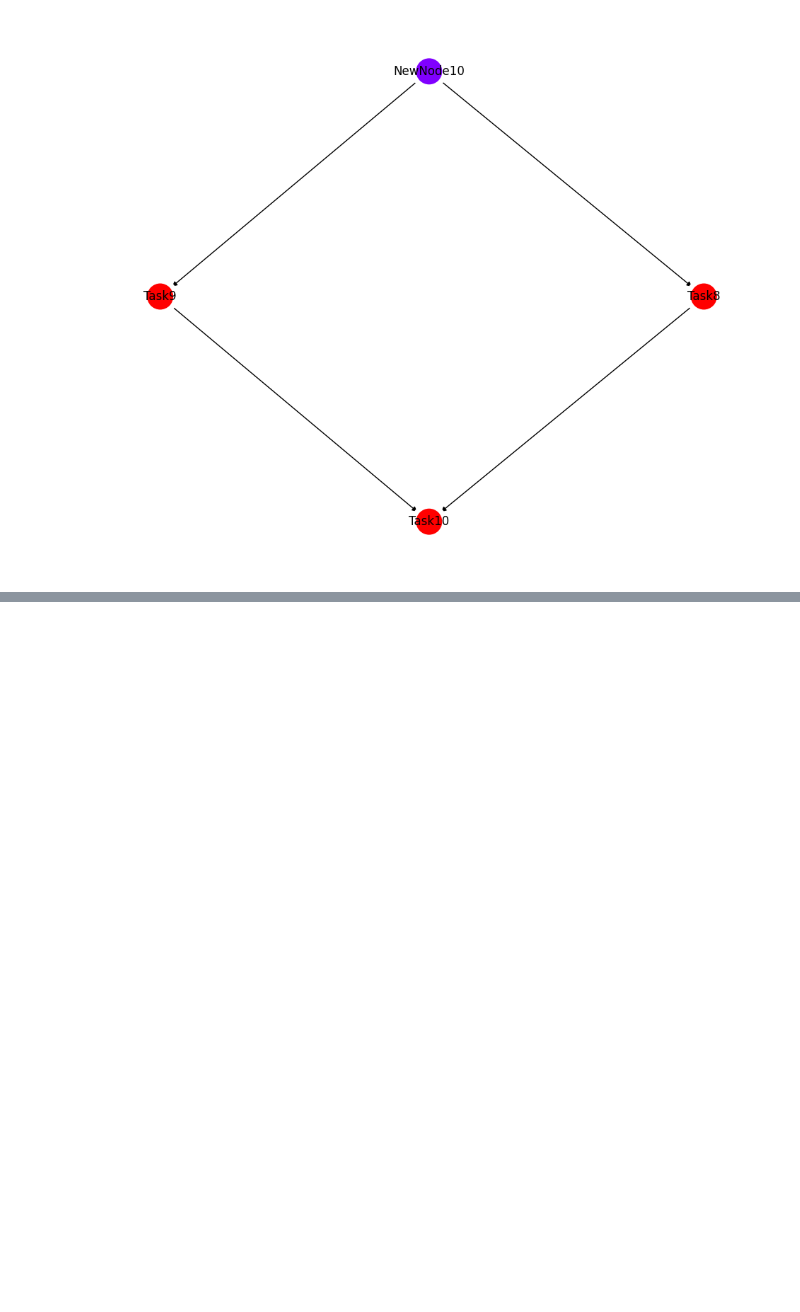
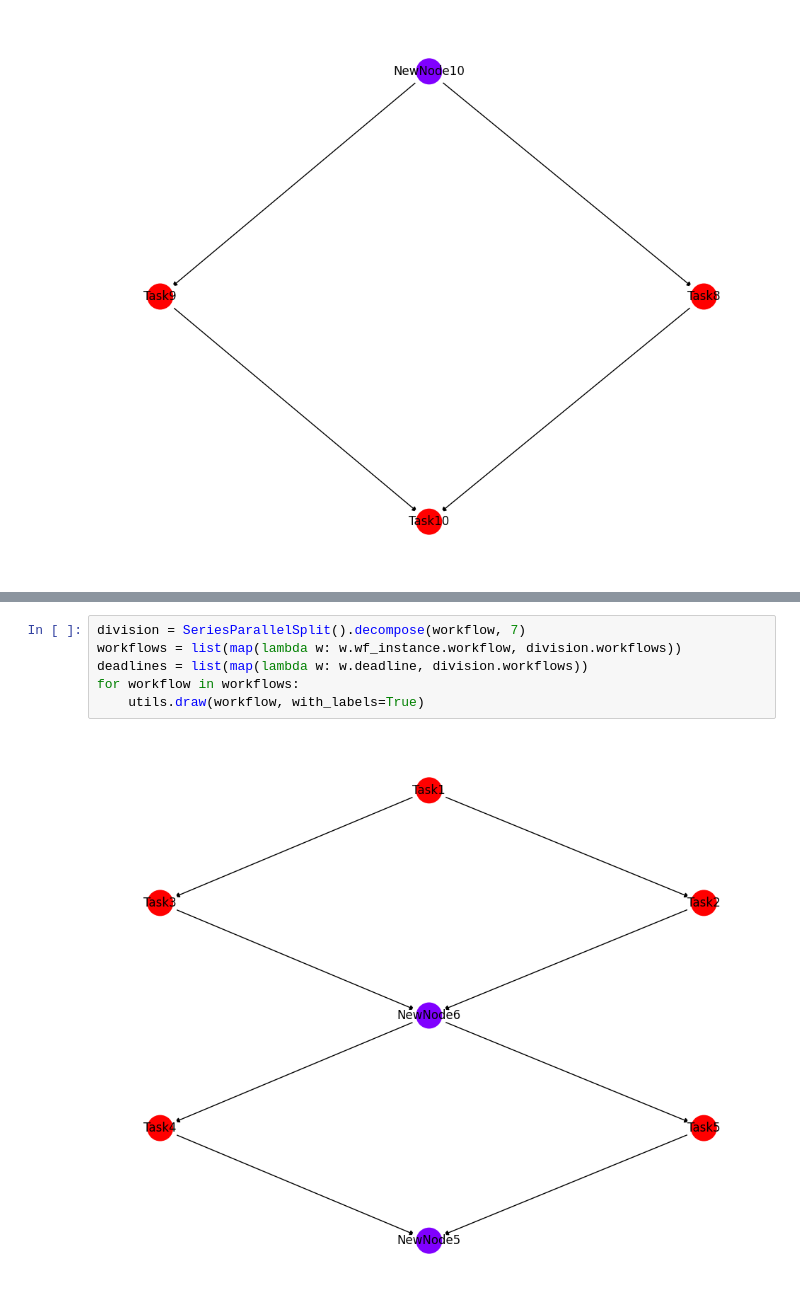
Before and after one commit to mkroczek/QHyper, a Jupyter notebook: demo/sp_dag.ipynb, the cells around one changed output, grey strips where cells are left out. Cells and saved outputs as stored; diff of their text form; blank space fills up the shorter version.

```diff
--- a/demo/sp_dag.ipynb
+++ b/demo/sp_dag.ipynb
@@ -35,0 +47,8 @@ for workflow in workflows:
+# %%
+division = SeriesParallelSplit().decompose(workflow, 7)
+workflows = list(map(lambda w: w.wf_instance.workflow, division.workflows))
+deadlines = list(map(lambda w: w.deadline, division.workflows))
+for workflow in workflows:
+    utils.draw(workflow, with_labels=True)
+# %% [output]
+[figure, added]
```
Also changed, not shown: parts of 8 cells of this notebook, 51 other files.
